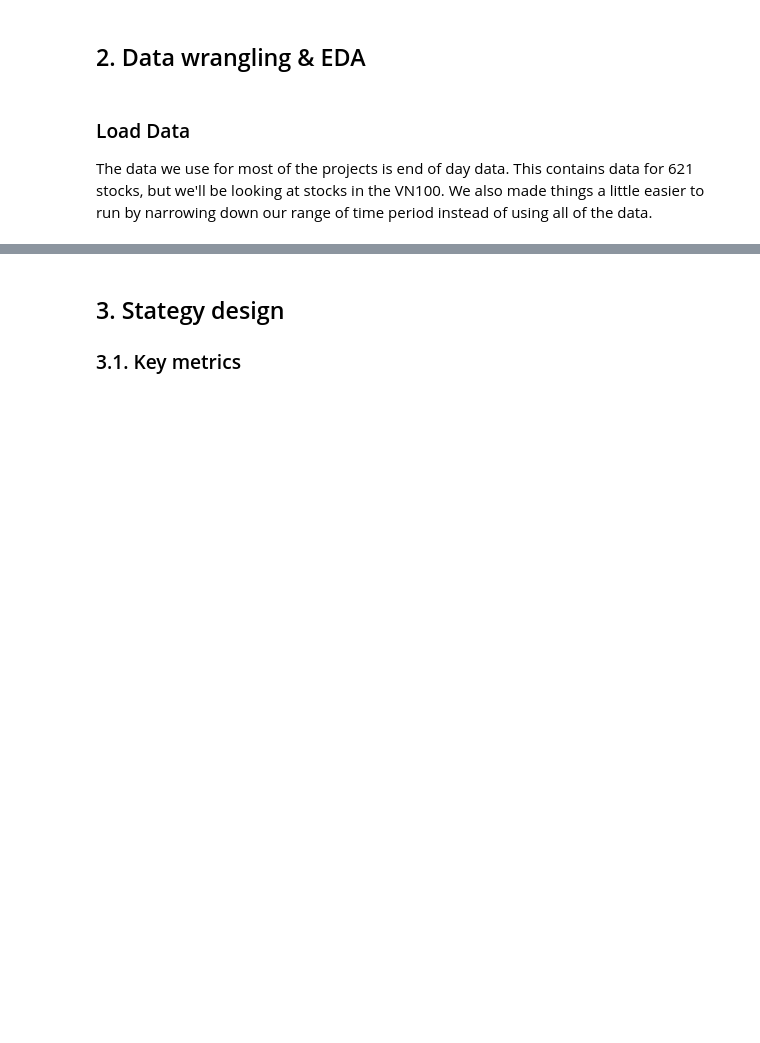
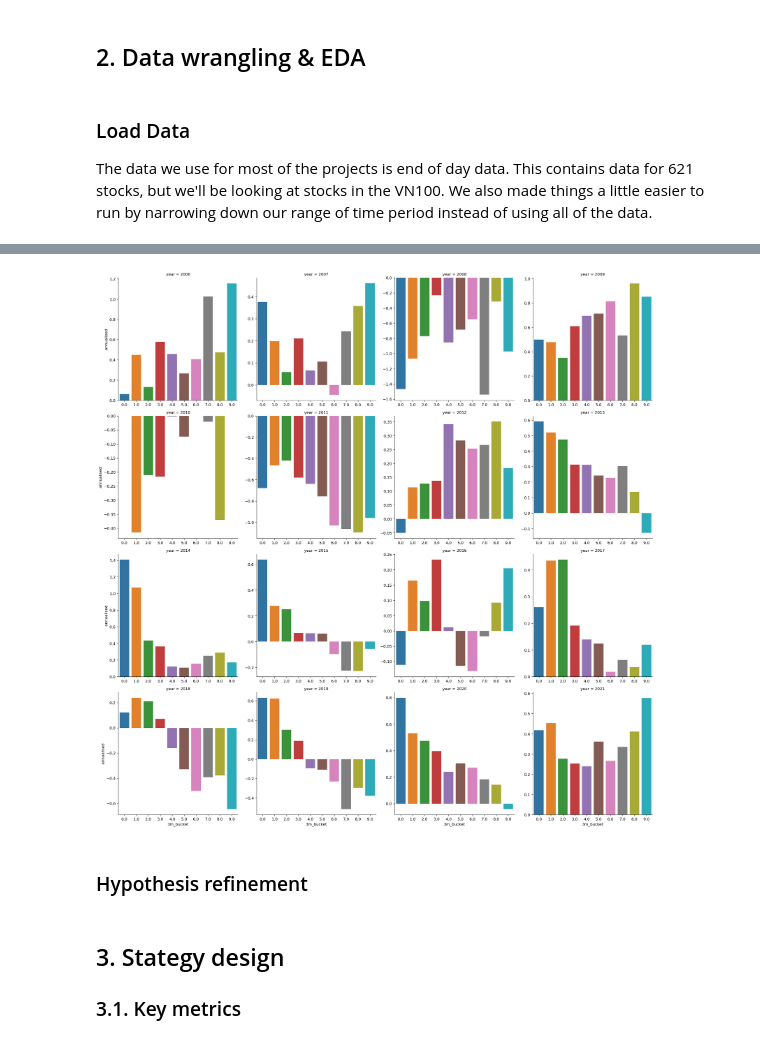
Before and after one commit to BinhKieu82/springboard_capstone3, a Jupyter notebook: momentum_vnmarket.ipynb, the cells around one changed output, grey strips where cells are left out. Cells and saved outputs as stored; diff of their text form; code cells hidden in the pictures; blank space fills up the shorter version.

```diff
--- a/momentum_vnmarket.ipynb
+++ b/momentum_vnmarket.ipynb
@@ -69,0 +193,4 @@ tickers = np.array(pd.read_sql("SELECT name FROM sqlite_master WHERE type='table
+# %%
+momen_factor_year = pd.pivot_table(df,index=['3m_bucket','year'],values='target-1',aggfunc='mean').reset_index()
+# %%
+momen_factor_year['annualised'] = momen_factor_year['target-1']*252
@@ -70,3 +215,10 @@ tickers = np.array(pd.read_sql("SELECT name FROM sqlite_master WHERE type='table
+# %%
+sns.catplot(x='3m_bucket',y='annualised',data=momen_factor_year,kind='bar',col='year',col_wrap=4,sharey=False,sharex=False);
+# %% [output]
+[figure, added]
+# %% [markdown]
+
+### Hypothesis refinement
 # %% [markdown]
 <h2>3. Stategy design</h2>
 <h3>3.1. Key metrics</h3>
```
Also changed, not shown: parts of 25 cells of this notebook, 3 other files.
